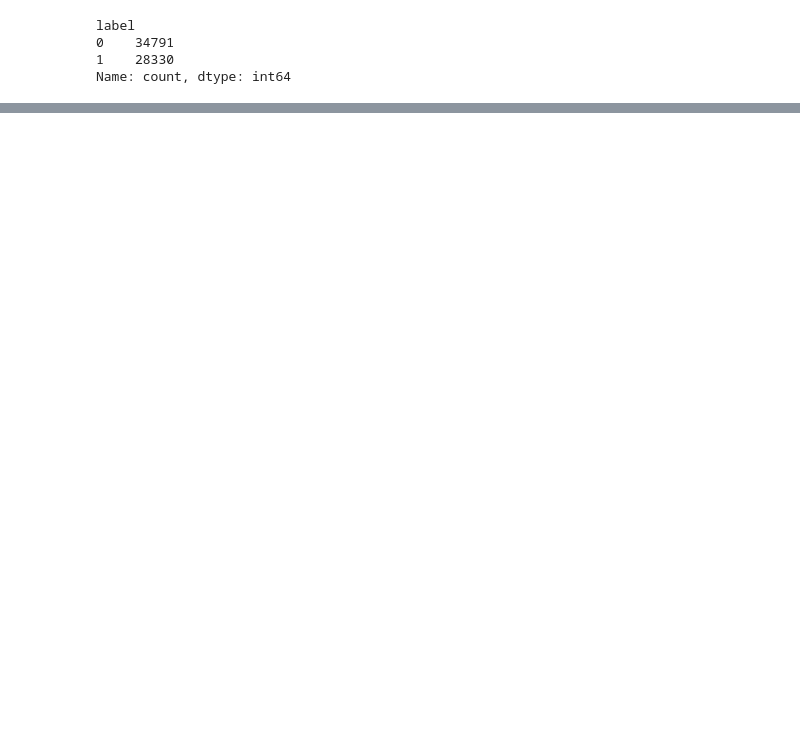
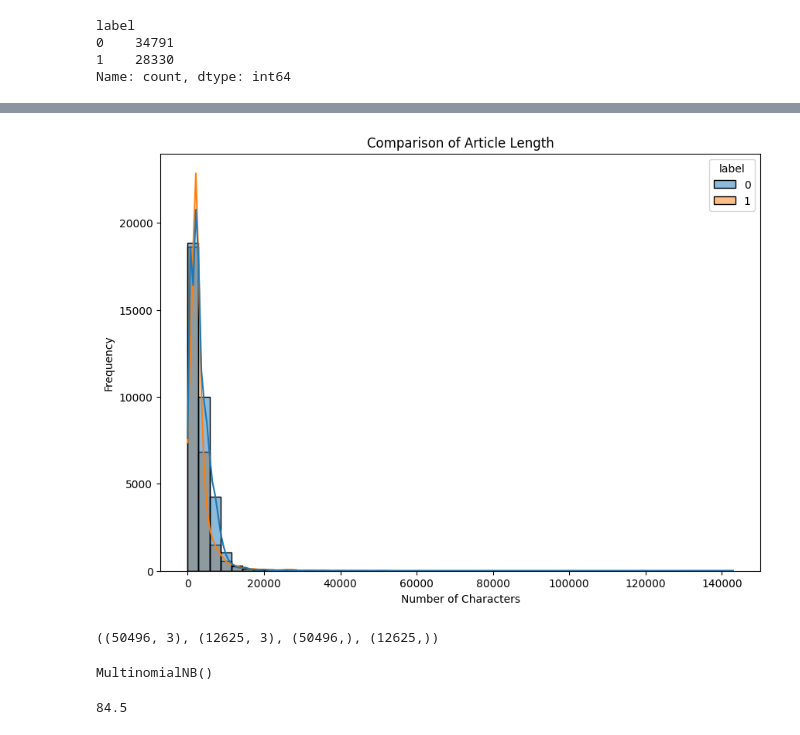
Before and after one commit to muhammadanush/Project-Fake-News-Prediction, a Jupyter notebook: project-fake-news-prediction.ipynb, the cells around one changed output, grey strips where cells are left out. Cells and saved outputs as stored; diff of their text form; code cells hidden in the pictures; blank space fills up the shorter version.

```diff
--- a/project-fake-news-prediction.ipynb
+++ b/project-fake-news-prediction.ipynb
@@ -132,0 +153,10 @@ Passing `palette` without assigning `hue` is deprecated and will be removed in v
+# %%
+df['length']=df['text'].apply (len)
+plt.figure(figsize=(10,7))
+sns.histplot(data=df, x='length', hue='label', kde=True, bins=50)
+plt.title('Comparison of Article Length')
+plt.xlabel('Number of Characters')
+plt.ylabel('Frequency')
+plt.show()
+# %% [output]
+[figure, added]
@@ -132,0 +166,5 @@ Passing `palette` without assigning `hue` is deprecated and will be removed in v
+# %%
+x_train, x_test , y_train, y_test = train_test_split(x,y,test_size=0.2,random_state=42)
+x_train.shape , x_test.shape , y_train.shape , y_test.shape
+# %% [output]
+((50496, 3), (12625, 3), (50496,), (12625,))
@@ -132,0 +178,5 @@ Passing `palette` without assigning `hue` is deprecated and will be removed in v
+# %%
+model = MultinomialNB()
+model.fit(tfidf_train,y_train)
+# %% [output]
+MultinomialNB()
@@ -132,0 +185,5 @@ Passing `palette` without assigning `hue` is deprecated and will be removed in v
+# %%
+acc_accuracy_score = round(accuracy_score(y_test, y_pred), 3)
+acc_accuracy_score *100
+# %% [output]
+84.5
```
Also changed, not shown: parts of 14 cells of this notebook.
